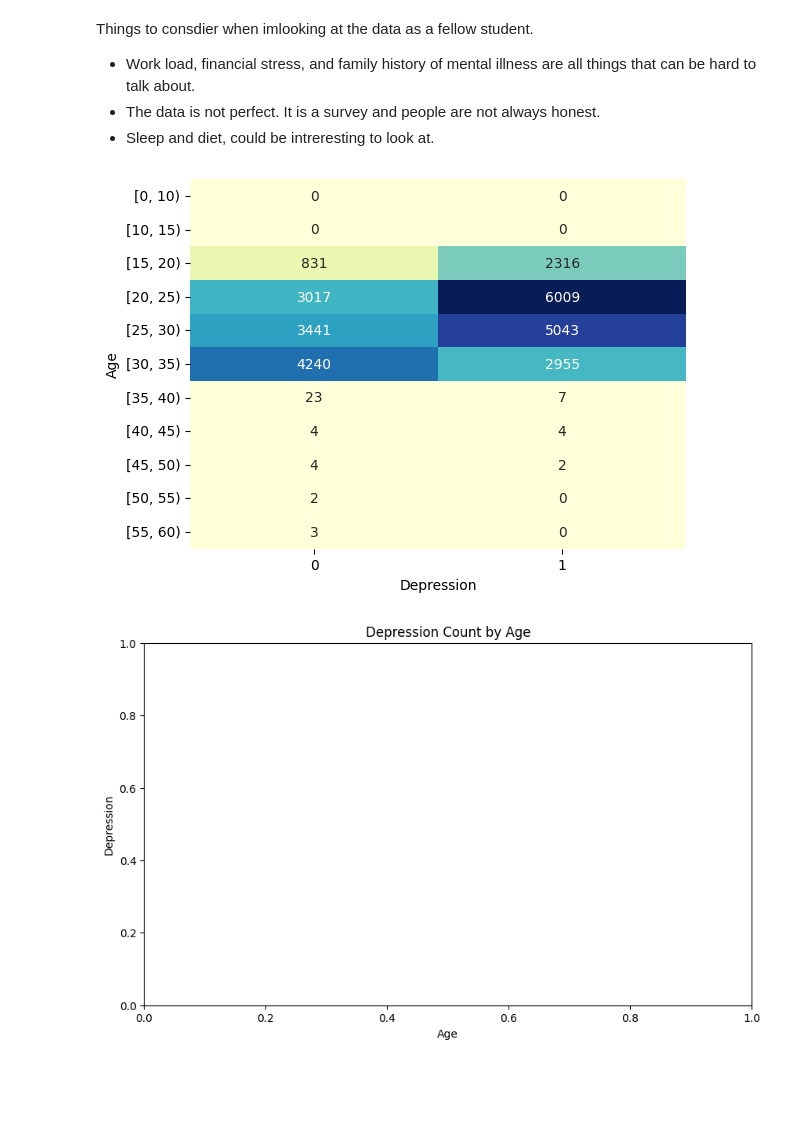
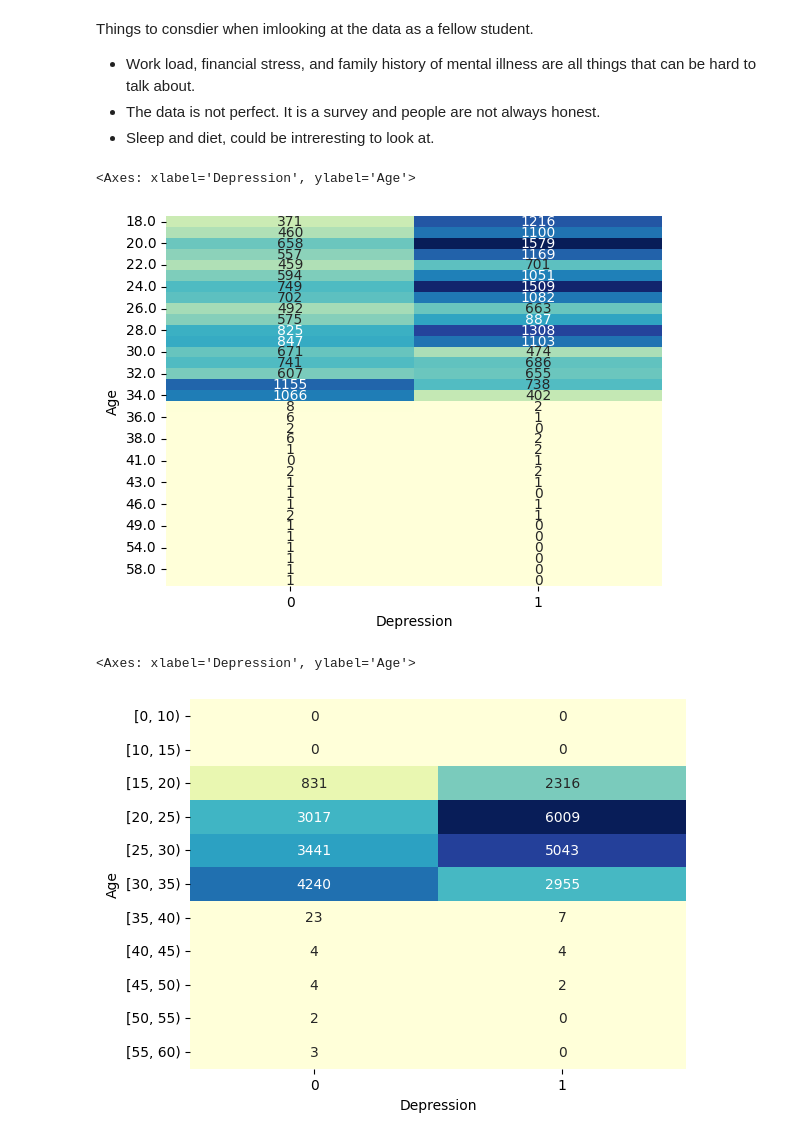
Before and after one commit to ETE4990-S25/homeworkfolder-Gizmofire, a Jupyter notebook: Labs/Lab 11/GordonL Lab 11.ipynb, the cells around one changed output. Drawn from its saved outputs; the diff is of its cells as text; code cells hidden in the pictures; blank space fills up the shorter version.

```diff
--- a/Labs/Lab 11/GordonL Lab 11.ipynb
+++ b/Labs/Lab 11/GordonL Lab 11.ipynb
@@ -170,42 +170,25 @@ Things to consdier when imlooking at the data as a fellow student.
 # %%
 # grouping ages with result of depression
 # https://pandas.pydata.org/docs/reference/api/pandas.DataFrame.groupby.html
 ageDep = df.groupby(["Age", "Depression"]).size().reset_index(name="Count")
 
 # cool combo
 df_pivot = ageDep.pivot(index="Age", columns="Depression", values="Count").fillna(0)
 sns.heatmap(df_pivot, annot=True, fmt=".0f", cmap="YlGnBu", cbar=False)
-
-
-# plotting the data
-plt.figure(figsize=(10, 6))
-
-plt.title("Depression Count by Age")
-plt.xlabel("Age")
-plt.ylabel("Depression")
-plt.show()
 # %% [output]
+<Axes: xlabel='Depression', ylabel='Age'>
-[figure, old version]
+[figure, new version]
-[figure, removed]
 # %%
-# grouping ages with result of depression
-# https://pandas.pydata.org/docs/reference/api/pandas.DataFrame.groupby.html
+# impored the data by grouping ages with result of depression
 ageDep = df.groupby(["Age", "Depression"]).size().reset_index(name="Count")
-# group the age by 5 age increments
 ageDep["Age"] = pd.cut(ageDep["Age"], bins=[0, 10, 15, 20, 25, 30, 35, 40, 45, 50, 55, 60], right=False)
 
-# aggregate duplicate entries by summing the Count column
+# error caused the data now being multiple sets and need to be added together per grouping
 ageDep = ageDep.groupby(["Age", "Depression"], as_index=False)["Count"].sum()
 
 # pivot the data
 df_pivot = ageDep.pivot(index="Age", columns="Depression", values="Count").fillna(0)
 sns.heatmap(df_pivot, annot=True, fmt=".0f", cmap="YlGnBu", cbar=False)
-
-
-# plotting the data
-plt.figure(figsize=(10, 6))
-
-plt.title("Depression Count by Age")
-plt.xlabel("Age")
-plt.ylabel("Depression")
-plt.show()
+# %% [output]
+<Axes: xlabel='Depression', ylabel='Age'>
+[figure, added]
```
Also changed, not shown: parts of 3 cells of this notebook.
